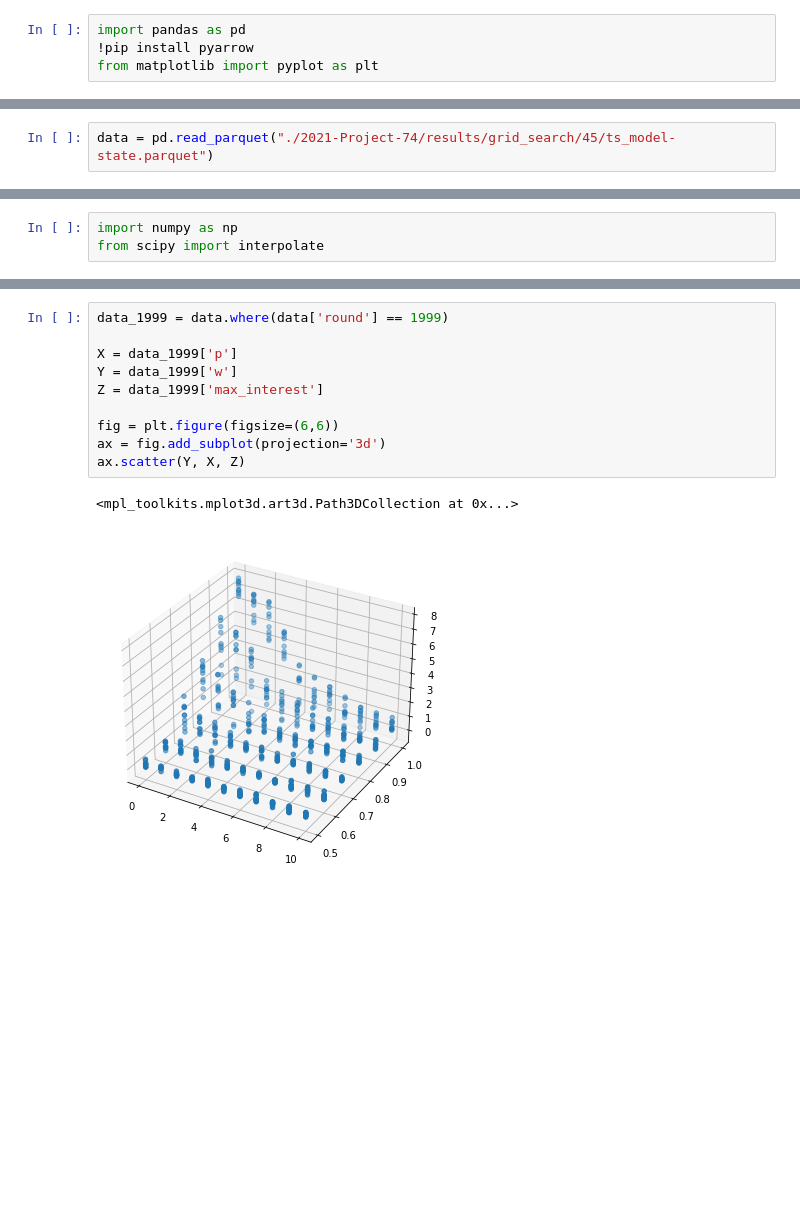
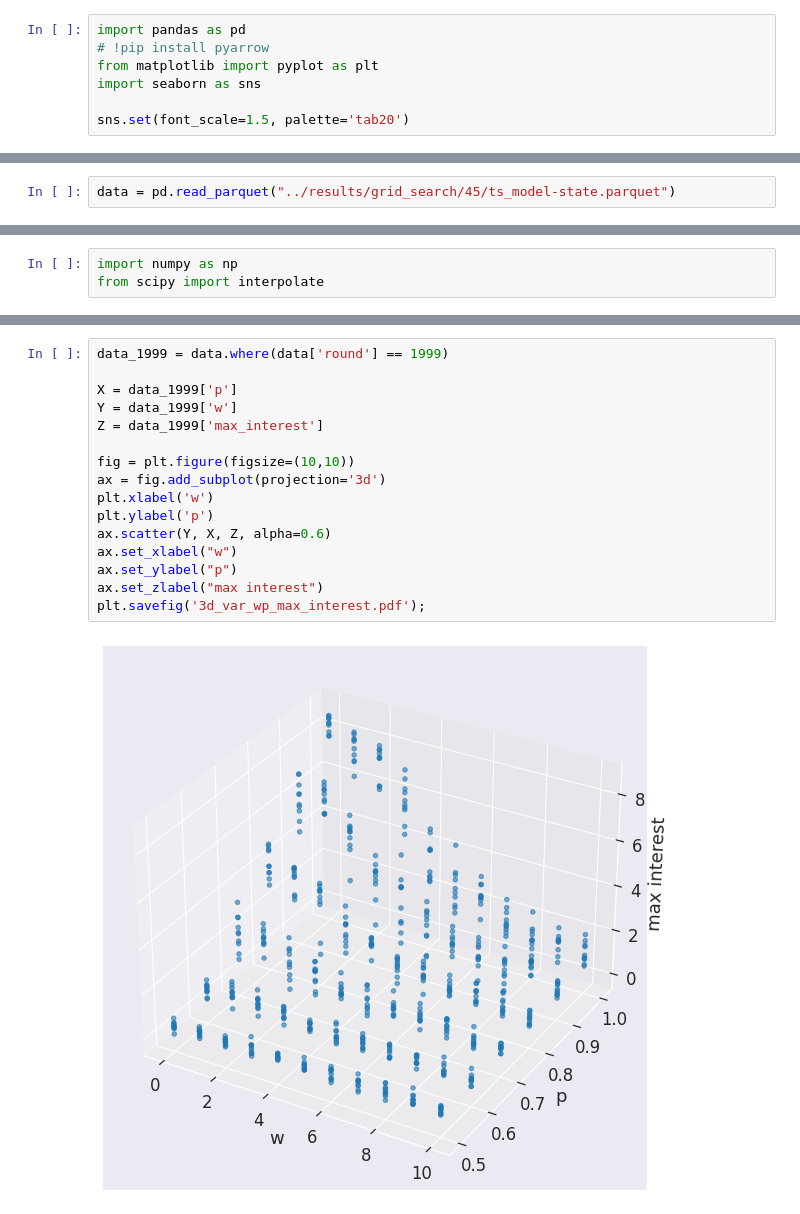
Before and after one commit to prog-autom/bandit-loops, a Jupyter notebook: notebooks/mldev_contour_plots.ipynb, the cells around one changed output, grey strips where cells are left out. Drawn from its saved outputs; the diff is of its cells as text; blank space fills up the shorter version.

```diff
--- a/notebooks/mldev_contour_plots.ipynb
+++ b/notebooks/mldev_contour_plots.ipynb
@@ -137,4 +1,7 @@ INFO:mldev:Running run_grid from ./experiment.yml
 # %%
 import pandas as pd
-!pip install pyarrow
+# !pip install pyarrow
 from matplotlib import pyplot as plt
+import seaborn as sns
+
+sns.set(font_scale=1.5, palette='tab20')
@@ -146,5 +8,5 @@ You should consider upgrading via the '/usr/bin/python3.6 -m pip install --upgra
 # %%
-data = pd.read_parquet("./2021-Project-74/results/grid_search/45/ts_model-state.parquet")
+data = pd.read_parquet("../results/grid_search/45/ts_model-state.parquet")
 # %%
 data['max_interest'] = data['interest'].apply(max)
 # %%
@@ -164,14 +31,19 @@ ax.scatter(Y, X, Z)
 # %%
 data_1999 = data.where(data['round'] == 1999)
 
 X = data_1999['p']
 Y = data_1999['w']
 Z = data_1999['max_interest']
 
-fig = plt.figure(figsize=(6,6))
+fig = plt.figure(figsize=(10,10))
 ax = fig.add_subplot(projection='3d')
-ax.scatter(Y, X, Z)
+plt.xlabel('w')
+plt.ylabel('p')
+ax.scatter(Y, X, Z, alpha=0.6)
+ax.set_xlabel("w")
+ax.set_ylabel("p")
+ax.set_zlabel("max interest")
+plt.savefig('3d_var_wp_max_interest.pdf');
 # %% [output]
-<mpl_toolkits.mplot3d.art3d.Path3DCollection at 0x...>
-[figure, old version]
+[figure, new version]
 # %%
```
Also changed, not shown: parts of 13 cells of this notebook, 4 other files.
